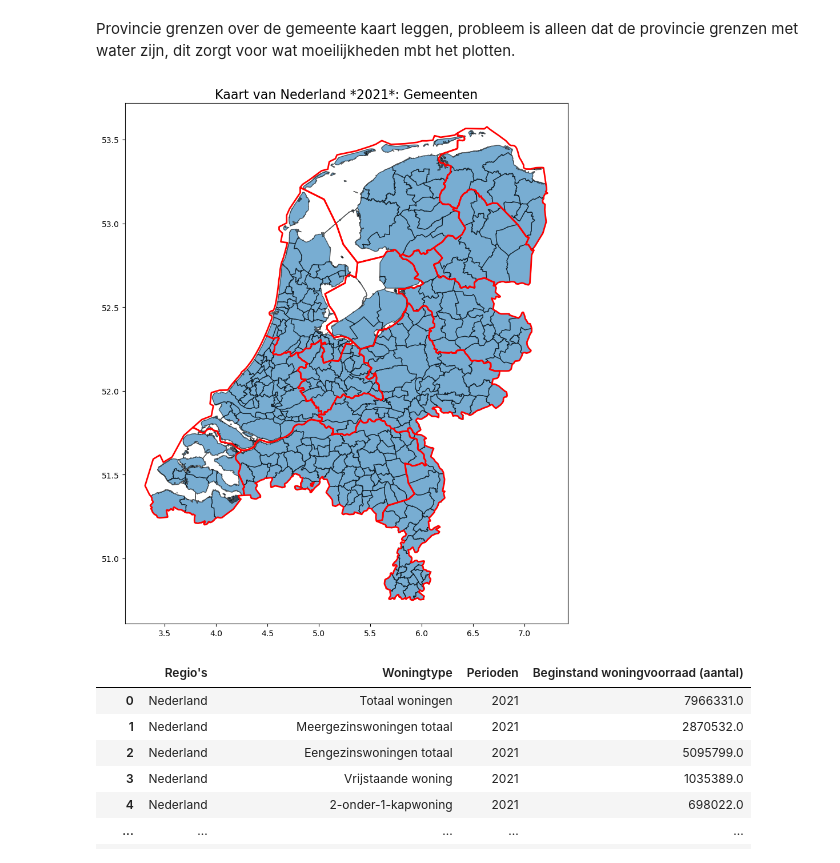
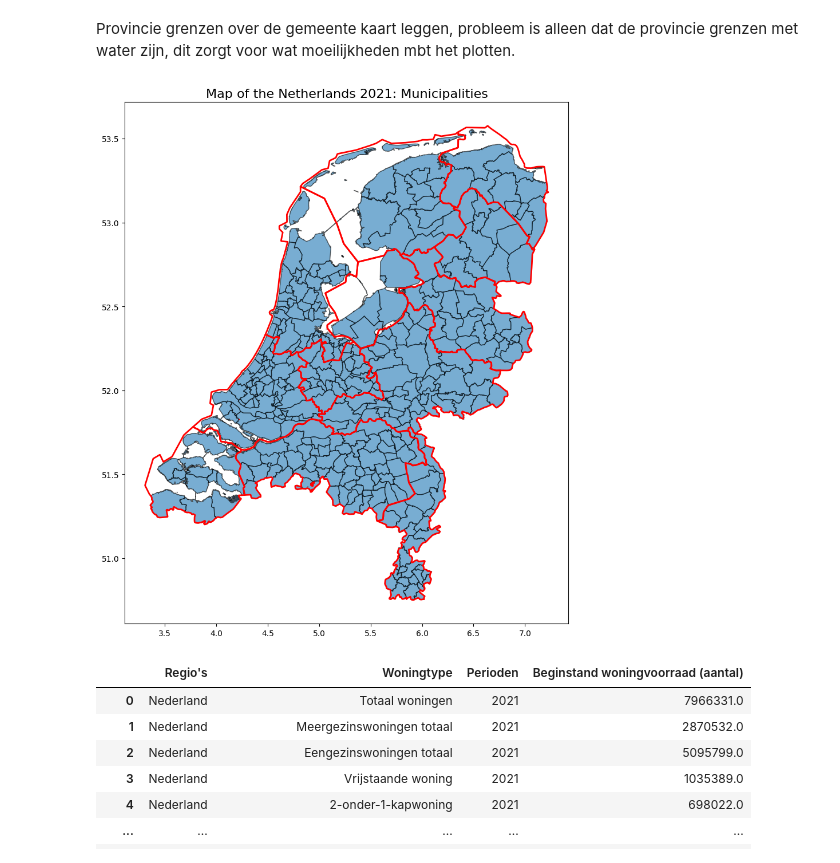
Before and after one commit to juliusj03/Spatial-data-science-solar, a Jupyter notebook: solar.ipynb, the cells around one changed output. Saved outputs shown, nothing was run; the diff lists cells and outputs as text; code cells hidden in the pictures.

```diff
--- a/solar.ipynb
+++ b/solar.ipynb
@@ -104,16 +148,16 @@ Provincie grenzen over de gemeente kaart leggen, probleem is alleen dat de provi
 # %%
 # Plot de kaart van Nederland met gemeenten en provinciën
 fig, ax = plt.subplots(figsize=(10, 12))
 gdf_municipalities_merged.plot(ax=ax, edgecolor='black', alpha=0.6)
 
 # Overlay the provinces with red edges
 gdf_provinces.plot(ax=ax, edgecolor='red', linewidth=2, facecolor="none")
 
-plt.title("Kaart van Nederland *2021*: Gemeenten", fontsize=16)
+plt.title("Map of the Netherlands 2021: Municipalities", fontsize=16)
 
 plt.show()
 # %% [output]
-[figure, old version]
+[figure, new version]
 # %%
 display(housing_type_df)
 # %% [output]
```
Also changed, not shown: parts of 5 cells of this notebook.
